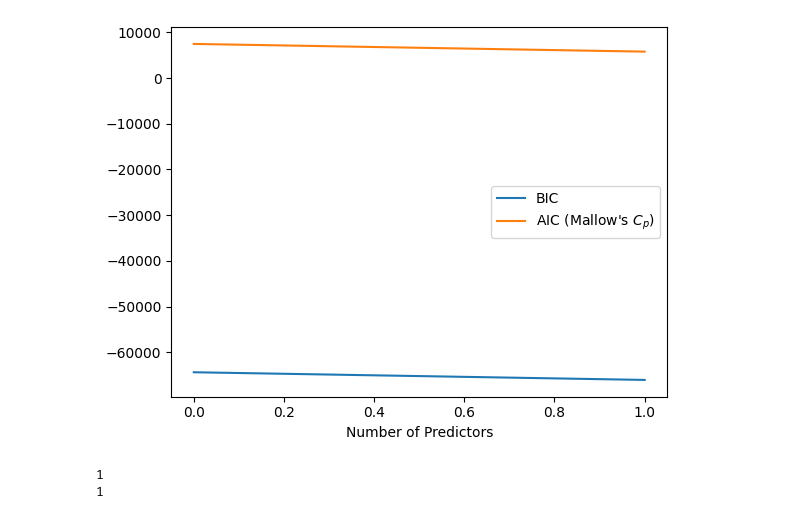
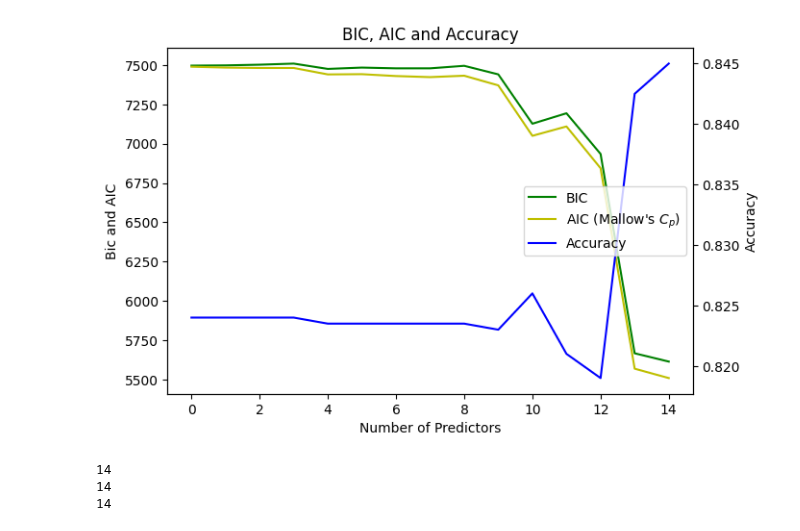
Before and after one commit to Chrillemis/AppStatProject, a Jupyter notebook: Best_Subset_Selection/Christian VariableSelection.ipynb, the cells around one changed output. Cells and saved outputs as stored; diff of their text form; code cells hidden in the pictures.

```diff
--- a/Best_Subset_Selection/Christian VariableSelection.ipynb
+++ b/Best_Subset_Selection/Christian VariableSelection.ipynb
@@ -136,29 +143,37 @@ TEMSE
 # %%
-# rsquare = models_best.apply(lambda row: row[1].rsquared, axis=1) # get the R^2 of the best model for each number of predictors
-bic = models_best.apply(lambda row: row[1].bic, axis=1) # get the BIC of the best model for each number of predictors
-aic = models_best.apply(lambda row: row[1].aic, axis=1) # get the Mallow's Cp of the best model for each number of predictors
-# print(rsquare)
-# print(dir(models_best.loc[2, "model"]))
+bic = models_best.apply(lambda row: row["model"].bic_llf, axis=1) # get the BIC of the best model for each number of predictors
+aic = models_best.apply(lambda row: row["model"].aic, axis=1) # get the Mallow's Cp of the best model for each number of predictors
+
+def Accuracy(row):
+    indecies = [item for item in list(row["model"].params.index) if item != 'intercept']
+    predictions = row["model"].predict(sm.add_constant(x_test[indecies]))
+    return accuracy_score(y_test, predictions > 0.5)
+
+AccuracyTestData = models_best.apply(Accuracy, axis=1)
-# %%
-# plt.plot(rsquare, label="$R^2$")
-# plt.legend()
-# plt.xlabel('Number of Predictors')
-# plt.show()
-
-plt.plot(bic, label="BIC")
-plt.plot(aic, label="AIC (Mallow's $C_p$)")
-plt.legend()
-plt.xlabel('Number of Predictors');
-plt.savefig("BICandAIC")
-# %% [output]
-[figure, removed]
+# %%
+fig, ax1 = plt.subplots(figsize=(7, 5))
+
+fig.tight_layout(pad=4.0)
+
+ax2 = ax1.twinx()
+BicPlot, = ax1.plot(bic, 'g-', label = "BIC")
+AicPlot, = ax1.plot(aic, 'y-', label = "AIC (Mallow's $C_p$)")
+AccuracyPlot, = ax2.plot(AccuracyTestData, 'b-', label="Accuracy")
+
+plt.legend([BicPlot, AicPlot, AccuracyPlot], ['BIC', 'AIC (Mallow\'s $C_p$)', 'Accuracy'], loc = 'center right')
+
+ax1.set_xlabel('Number of Predictors')
+ax1.set_ylabel('Bic and AIC')
+ax2.set_ylabel('Accuracy')
+plt.title("BIC, AIC and Accuracy")
+plt.savefig("BICAICandAccuracy")
+# %% [output]
+[figure, added]
 # %%
 print(bic.idxmin()) #Finds where minimum  and maximum values are
 print(aic.idxmin())
-# print(rsquare.idxmax())
-
-# print(rsquare.max()) #To compare k=4 and k=3
-# print(rsquare[3])
+print(AccuracyTestData.idxmax())
 # %% [output]
-1
-1
+14
+14
+14
```
Also changed, not shown: parts of 7 cells of this notebook, 3 other files.
